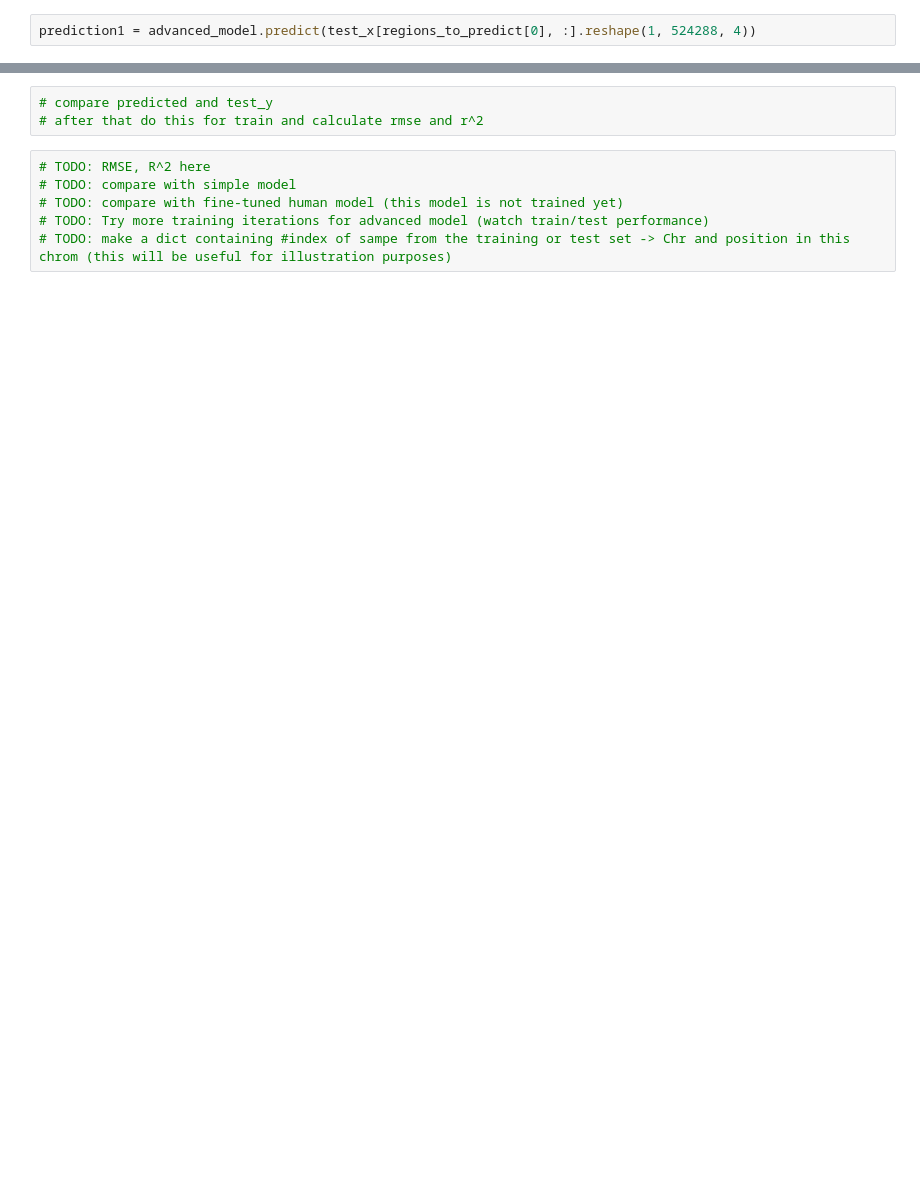
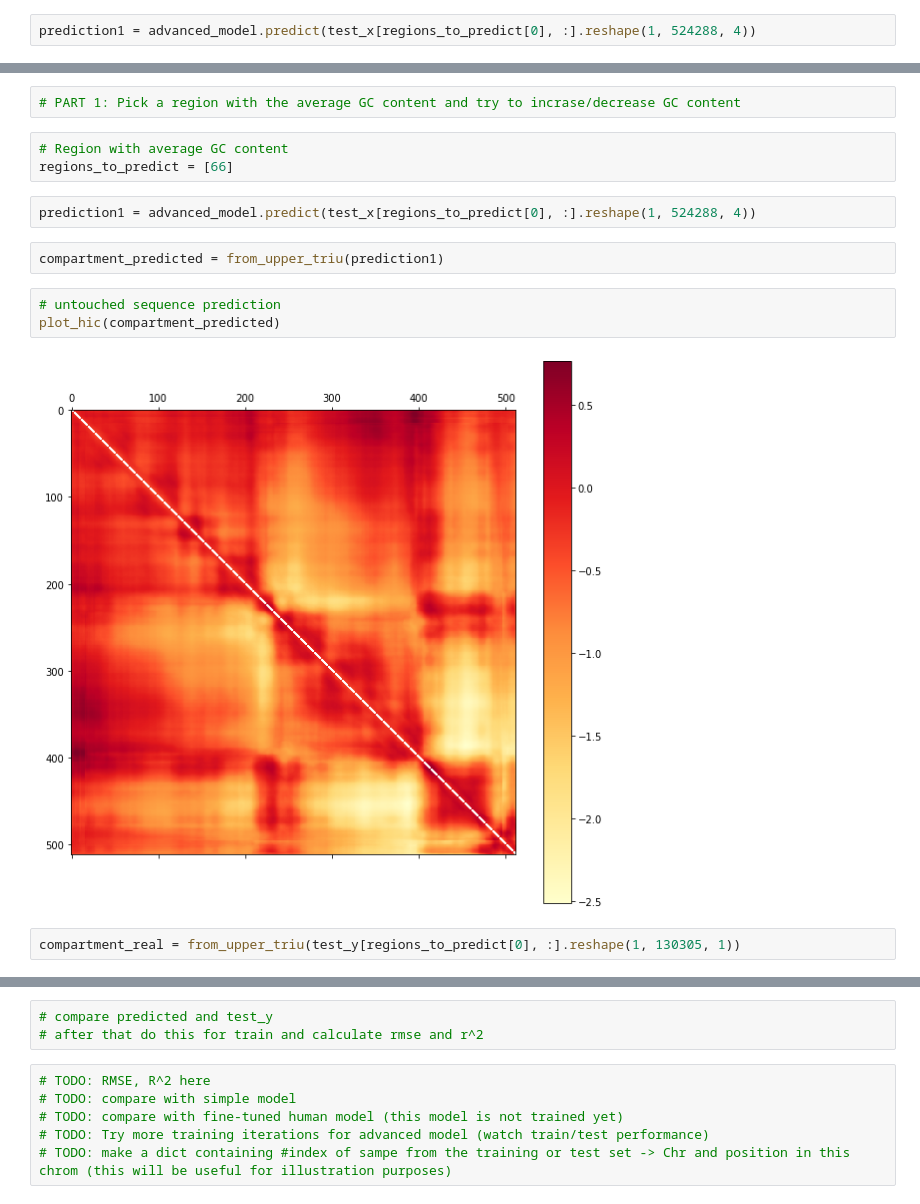
Before and after one commit to NeilAlishev/HiCPredictor, a Jupyter notebook: PredictionResults.ipynb, the cells around one changed output, grey strips where cells are left out. Saved outputs shown, nothing was run; the diff lists cells and outputs as text; blank space fills up the shorter version.

Commit message:
finish GC content experiments

```diff
--- a/PredictionResults.ipynb
+++ b/PredictionResults.ipynb
@@ -83,0 +115,16 @@ plot_hic(from_upper_triu(test_y[regions_to_predict[0], :].reshape(1, 130305, 1))
+# %%
+# PART 1: Pick a region with the average GC content and try to incrase/decrease GC content
+# %%
+# Region with average GC content
+regions_to_predict = [66]
+# %%
+prediction1 = advanced_model.predict(test_x[regions_to_predict[0], :].reshape(1, 524288, 4))
+# %%
+compartment_predicted = from_upper_triu(prediction1)
+# %%
+# untouched sequence prediction
+plot_hic(compartment_predicted)
+# %% [output]
+[figure, added]
+# %%
+compartment_real = from_upper_triu(test_y[regions_to_predict[0], :].reshape(1, 130305, 1))
```
Also changed, not shown: parts of 22 cells of this notebook, 2 other files.
